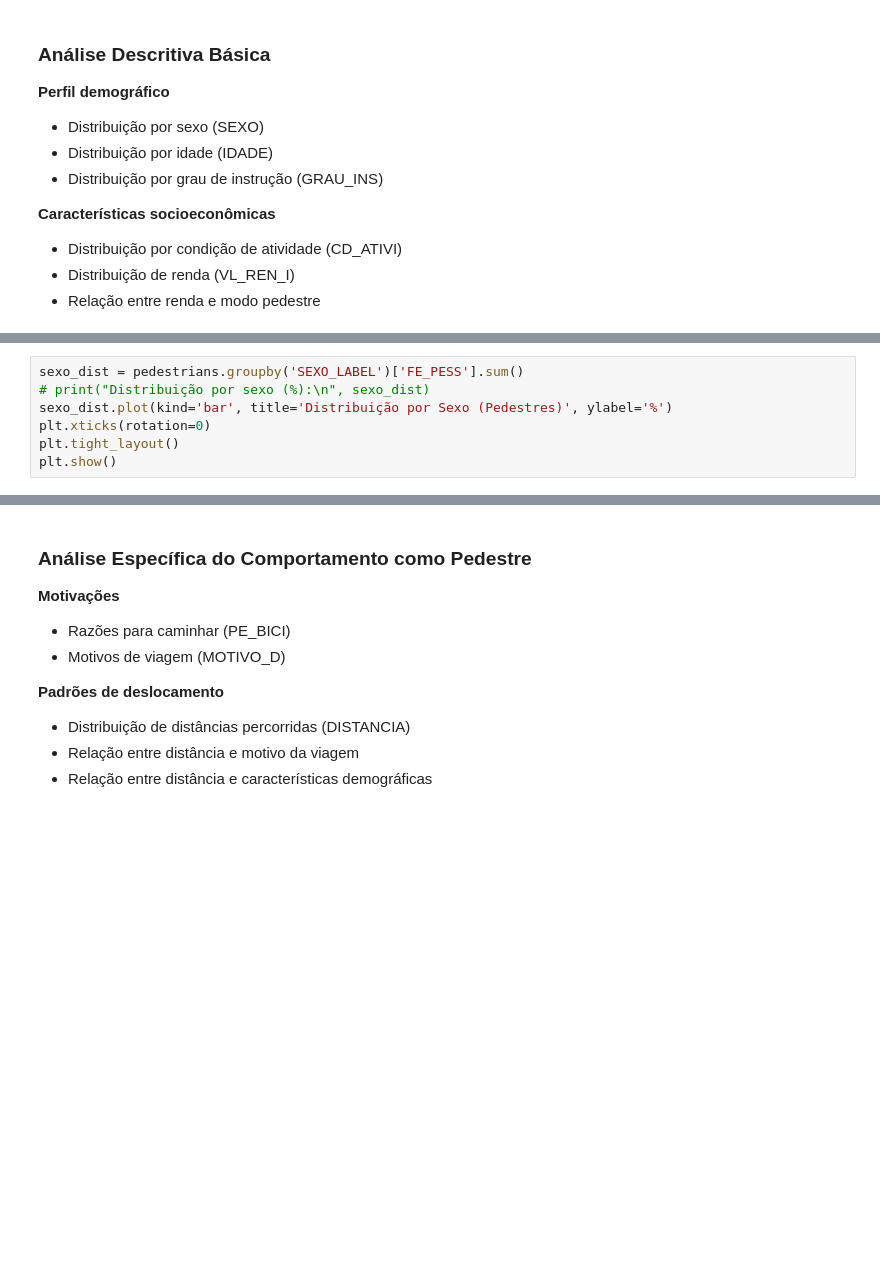
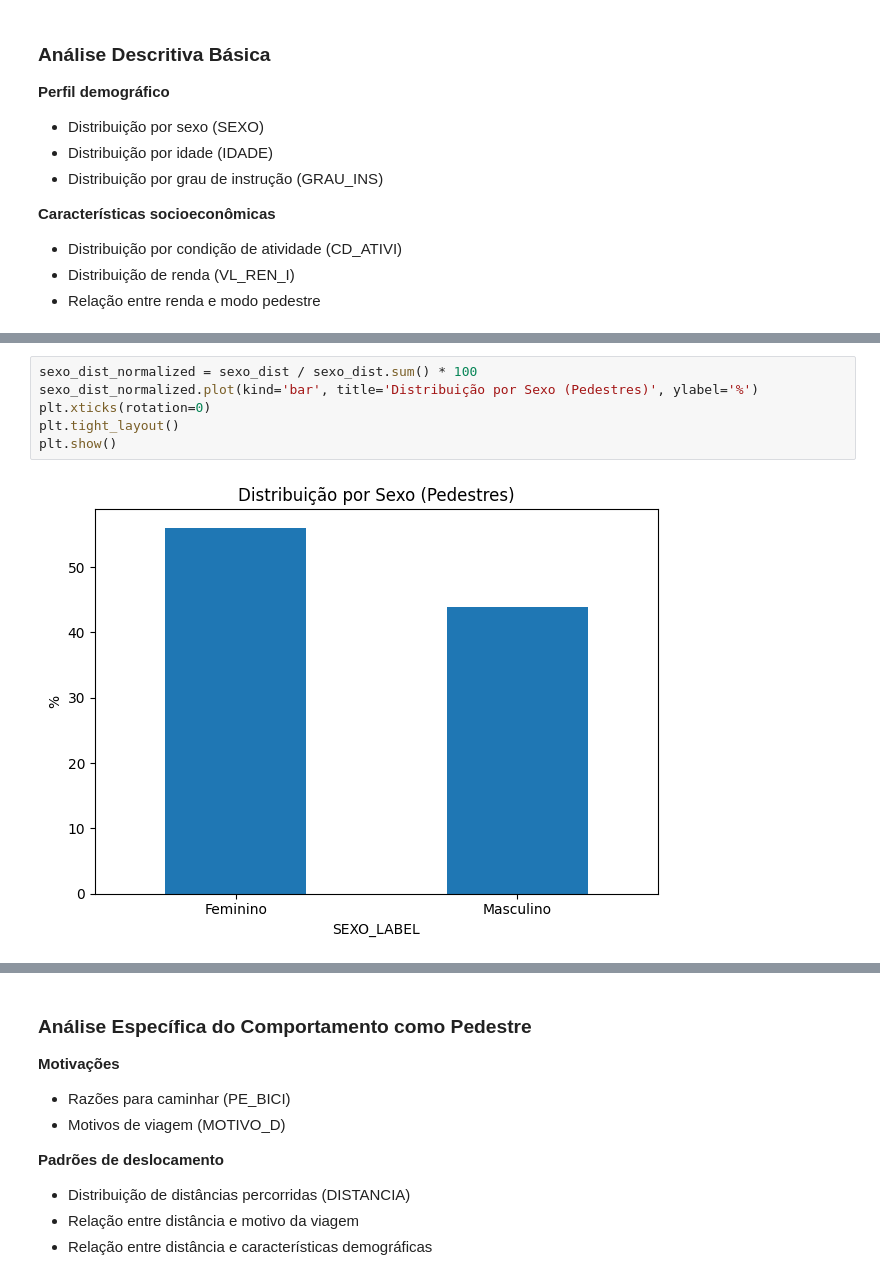
Before and after one commit to gustavo-rmontes/TCC, a Jupyter notebook: analysis_scripts/od_23-analysis.ipynb, the cells around one changed output, grey strips where cells are left out. Drawn from its saved outputs; the diff is of its cells as text; blank space fills up the shorter version.

```diff
--- a/analysis_scripts/od_23-analysis.ipynb
+++ b/analysis_scripts/od_23-analysis.ipynb
@@ -163,7 +240,8 @@ pedestrians['SEXO_LABEL'] = pedestrians['SEXO'].map(sexo_labels)
 # %%
-sexo_dist = pedestrians.groupby('SEXO_LABEL')['FE_PESS'].sum()
-# print("Distribuição por sexo (%):\n", sexo_dist)
-sexo_dist.plot(kind='bar', title='Distribuição por Sexo (Pedestres)', ylabel='%')
+sexo_dist_normalized = sexo_dist / sexo_dist.sum() * 100
+sexo_dist_normalized.plot(kind='bar', title='Distribuição por Sexo (Pedestres)', ylabel='%')
 plt.xticks(rotation=0)
 plt.tight_layout()
 plt.show()
+# %% [output]
+[figure, added]
```
Also changed, not shown: parts of 21 cells of this notebook.
